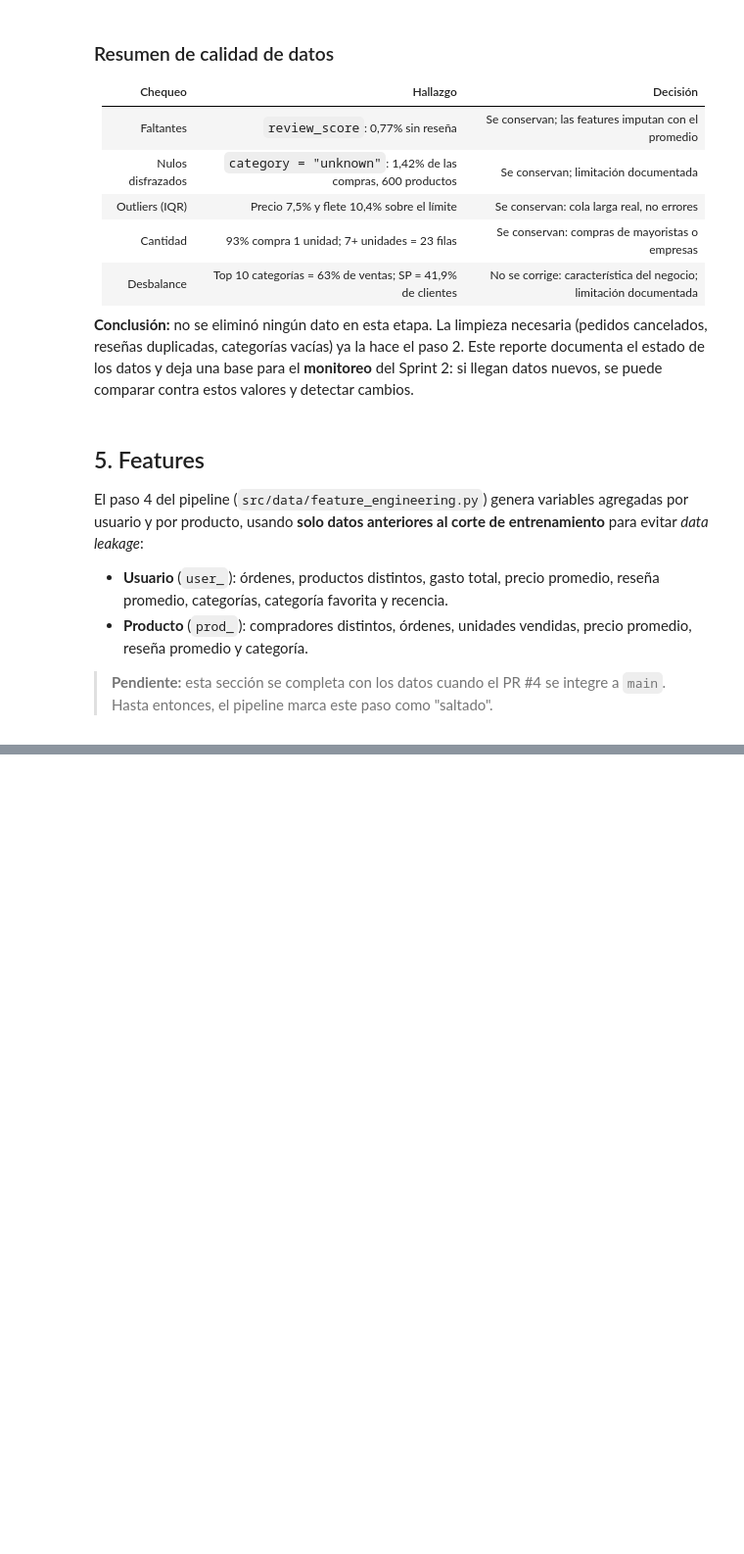
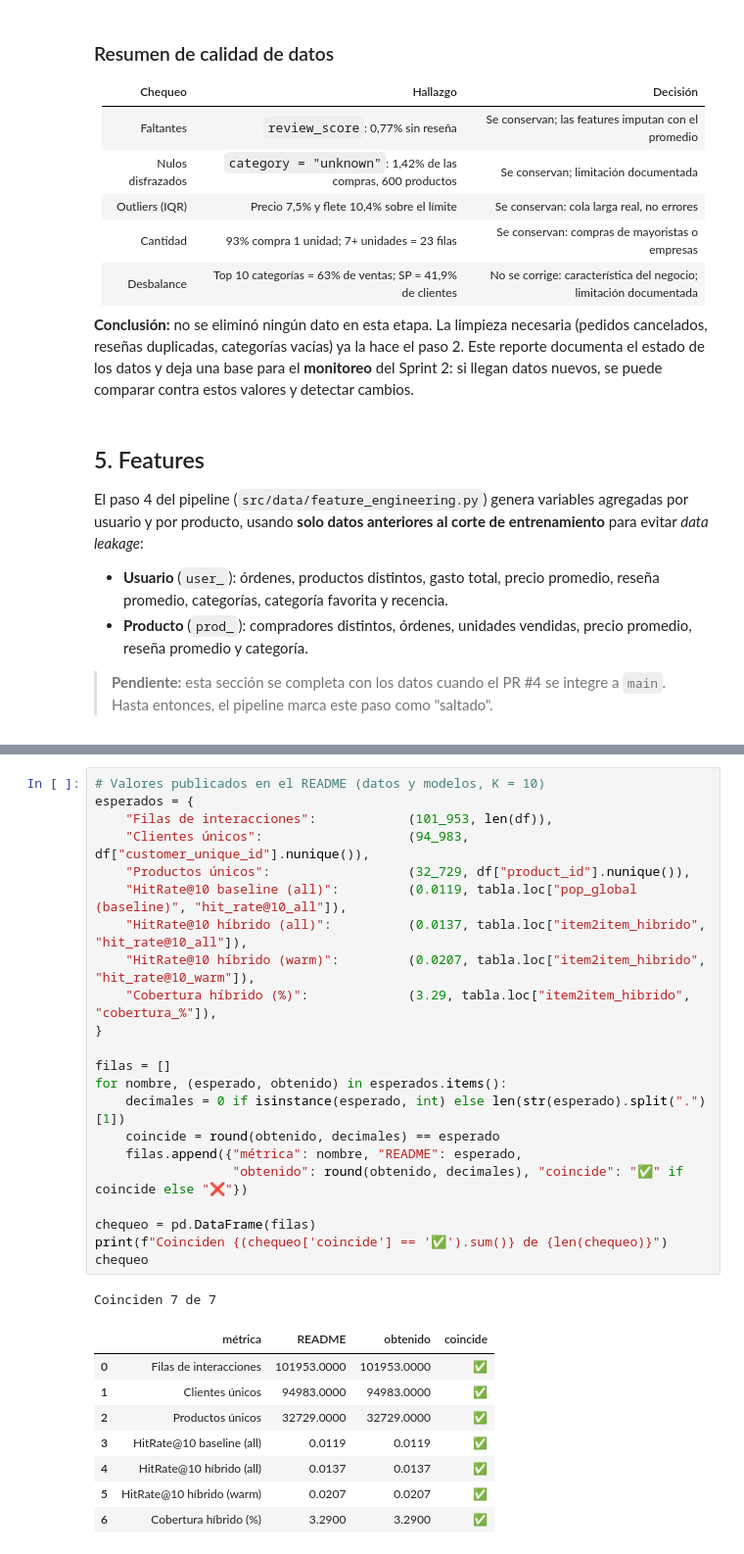
Before and after one commit to DynamoConsultoriaDataSolutions/dynamo-recsys-olist, a Jupyter notebook: notebooks/02_dd_pipeline_reproducible.ipynb, the cells around one changed output, grey strips where cells are left out. Shown at 98% size. Drawn from its saved outputs; the diff is of its cells as text; blank space fills up the shorter version.

```diff
--- a/notebooks/02_dd_pipeline_reproducible.ipynb
+++ b/notebooks/02_dd_pipeline_reproducible.ipynb
@@ -297,0 +358,32 @@ El paso 4 del pipeline (`src/data/feature_engineering.py`) genera variables agre
+# %%
+# Valores publicados en el README (datos y modelos, K = 10)
+esperados = {
+    "Filas de interacciones":            (101_953, len(df)),
+    "Clientes únicos":                   (94_983, df["customer_unique_id"].nunique()),
+    "Productos únicos":                  (32_729, df["product_id"].nunique()),
+    "HitRate@10 baseline (all)":         (0.0119, tabla.loc["pop_global (baseline)", "hit_rate@10_all"]),
+    "HitRate@10 híbrido (all)":          (0.0137, tabla.loc["item2item_hibrido", "hit_rate@10_all"]),
+    "HitRate@10 híbrido (warm)":         (0.0207, tabla.loc["item2item_hibrido", "hit_rate@10_warm"]),
+    "Cobertura híbrido (%)":             (3.29, tabla.loc["item2item_hibrido", "cobertura_%"]),
+}
+
+filas = []
+for nombre, (esperado, obtenido) in esperados.items():
+    decimales = 0 if isinstance(esperado, int) else len(str(esperado).split(".")[1])
+    coincide = round(obtenido, decimales) == esperado
+    filas.append({"métrica": nombre, "README": esperado,
+                  "obtenido": round(obtenido, decimales), "coincide": "✅" if coincide else "❌"})
+
+chequeo = pd.DataFrame(filas)
+print(f"Coinciden {(chequeo['coincide'] == '✅').sum()} de {len(chequeo)}")
+chequeo
+# %% [output]
+Coinciden 7 de 7
+|  | métrica | README | obtenido | coincide |
+| 0 | Filas de interacciones | 101953.0000 | 101953.0000 | ✅ |
+| 1 | Clientes únicos | 94983.0000 | 94983.0000 | ✅ |
+| 2 | Productos únicos | 32729.0000 | 32729.0000 | ✅ |
+| 3 | HitRate@10 baseline (all) | 0.0119 | 0.0119 | ✅ |
+| 4 | HitRate@10 híbrido (all) | 0.0137 | 0.0137 | ✅ |
+| 5 | HitRate@10 híbrido (warm) | 0.0207 | 0.0207 | ✅ |
+| 6 | Cobertura híbrido (%) | 3.2900 | 3.2900 | ✅ |
```
Also changed, not shown: parts of 8 cells of this notebook.
